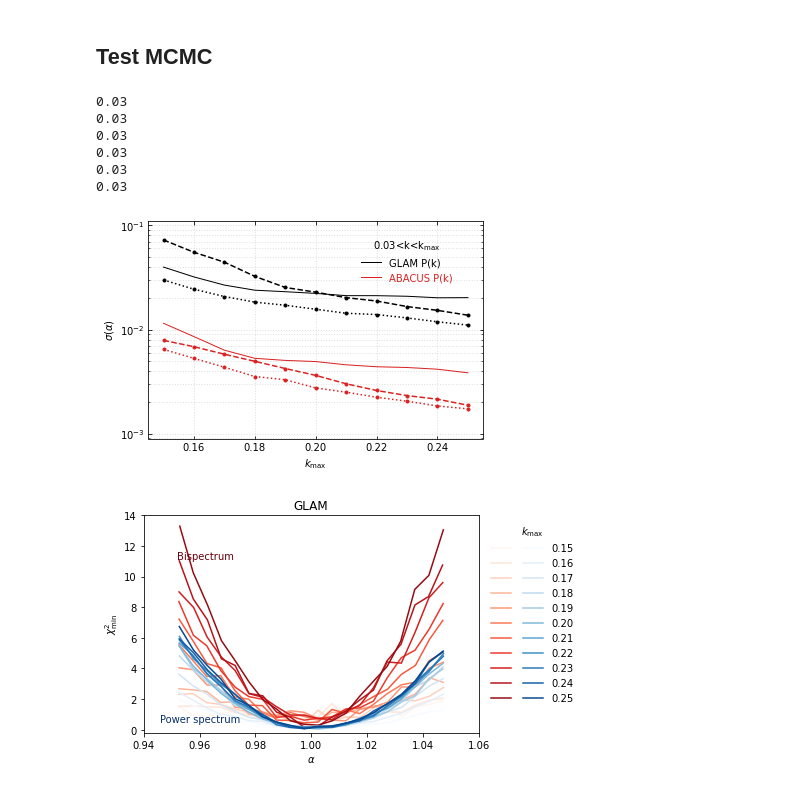
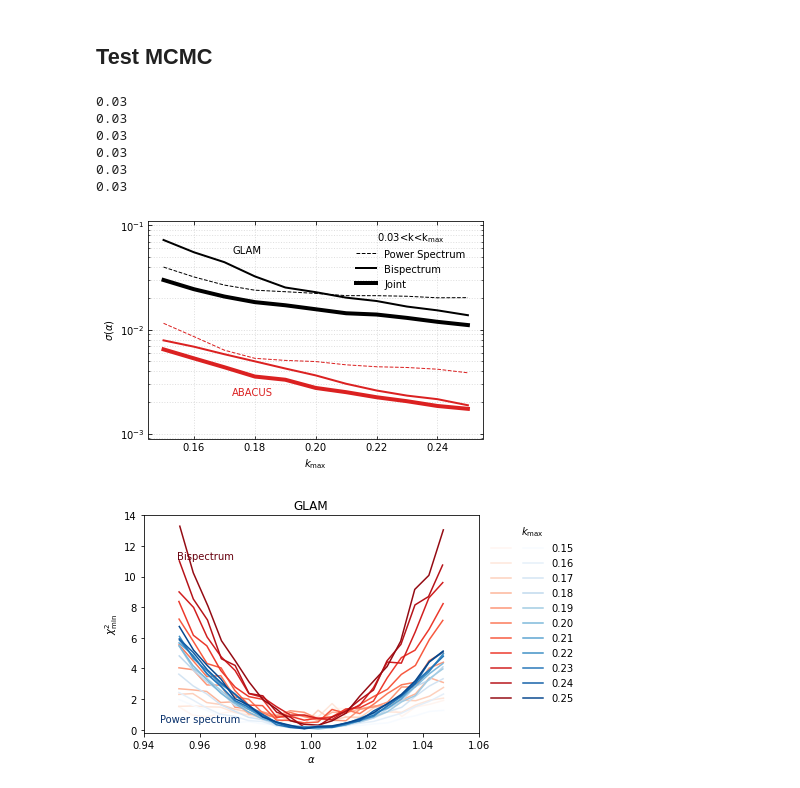
Before and after one commit to mehdirezaie/bispectrum, a Jupyter notebook: bao.ipynb, the cells around one changed output. Cells and saved outputs as stored; diff of their text form; code cells hidden in the pictures.

Commit message:
remake plots

```diff
--- a/bao.ipynb
+++ b/bao.ipynb
@@ -68,43 +68,41 @@ src.plots.plot_spectra([(tix,   bk_glam_bao.y/bk_glam_nobao.y),
 # %%
 def plot_sigmakmax():
 
     kmax1, sigma1 = read_sigmas(glob('mcmc_jan31/pk_abacus_abacus_*.npz'))
     kmax2, sigma2 = read_sigmas(glob('mcmc_jan31/pk_glam_glam_*.npz'))
     kmax3, sigma3 = read_sigmas(glob('mcmc_jan31/bk_abacus_abacus_*.npz'))
     kmax4, sigma4 = read_sigmas(glob('mcmc_jan31/bk_glam_glam_*.npz'))
     kmax5, sigma5 = read_sigmas(glob('mcmc_jan31/pb_abacus_abacus_*.npz'))
     kmax6, sigma6 = read_sigmas(glob('mcmc_jan31/pb_glam_glam_*.npz'))
 
     fg, ax = plt.subplots()
 
-    ax.plot(kmax2, sigma2, label='GLAM P(k)', color='#000000', lw=1)
-    ax.plot(kmax4, sigma4, ls='--', marker='.', color='#000000')
-    ax.plot(kmax6, sigma6, ls=':', marker='.', color='#000000')
-    # plt.plot(kmax2, np.array(sigma2)/np.sqrt(8**1.5), '-', label='GLAM P(k) [scaled]', color='C1', lw=4, alpha=0.4)
+    ax.plot(kmax2, sigma2, color='#000000', lw=1, label='Power Spectrum', ls='--')
+    ax.plot(kmax4, sigma4, color='#000000', lw=2, label='Bispectrum')
+    ax.plot(kmax6, sigma6, color='#000000', lw=4, label='Joint')
 
-    ax.plot(kmax1, sigma1, label='ABACUS P(k)',color='#db2121', lw=1)
-    ax.plot(kmax3, sigma3, ls='--', marker='.', color='#db2121')
-    ax.plot(kmax5, sigma5, ls=':', marker='.', color='#db2121')
+    ax.plot(kmax1, sigma1, color='#db2121', lw=1, ls='--')
+    ax.plot(kmax3, sigma3, color='#db2121', lw=2)
+    ax.plot(kmax5, sigma5, color='#db2121', lw=4)
 
-    cs = ['#000000', '#db2121']
-    lgn = fg.legend(title=r'0.03<k<k$_{\rm max}$', bbox_to_anchor=(0.85, 0.85), frameon=False)
-    for i, txt in enumerate(lgn.get_texts()):
-        txt.set_color(cs[i])
 
+    lgn = fg.legend(title=r'0.03<k<k$_{\rm max}$', bbox_to_anchor=(0.88, 0.88), frameon=False)
     ax.set(xlabel=r'$k_{\rm max}$', ylabel=r'$\sigma (\alpha)$', yscale='log', ylim=(9.0e-4, 1.1e-1))
     ax.tick_params(direction='in', right=True, top=True, which='both', axis='both')
     ax.grid(True, ls=':', lw=1, which='both', alpha=0.4)
+    ax.text(0.25, 0.85, 'GLAM', transform=ax.transAxes)
+    ax.text(0.25, 0.2, 'ABACUS', color='#db2121', transform=ax.transAxes)
     fg.savefig('../bisp4desi/figures/sigma_kmax.pdf', bbox_inches='tight')
 
 plot_sigmakmax()
 # %% [output]
 0.03
 0.03
 0.03
 0.03
 0.03
 0.03
-[figure, old version]
+[figure, new version]
 # %%
 chi2s = {}
 for s in ['glam', 'abacus']:
```
Also changed, not shown: parts of 16 cells of this notebook.
